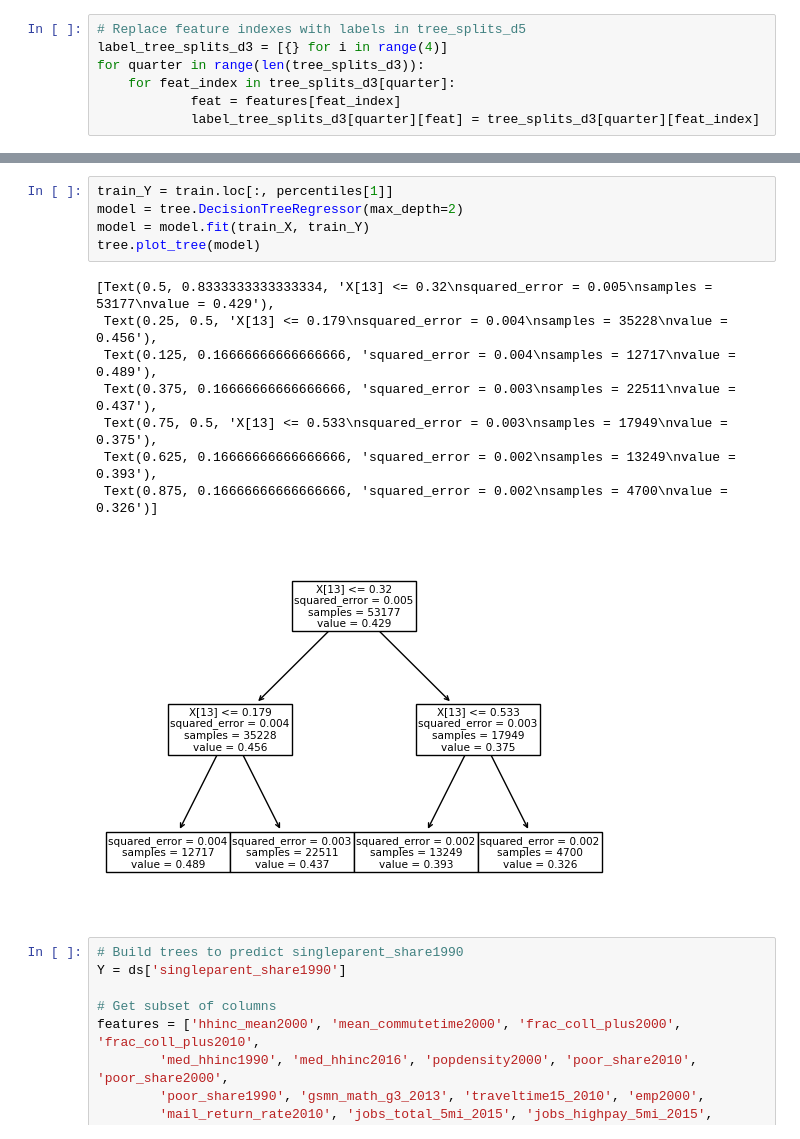
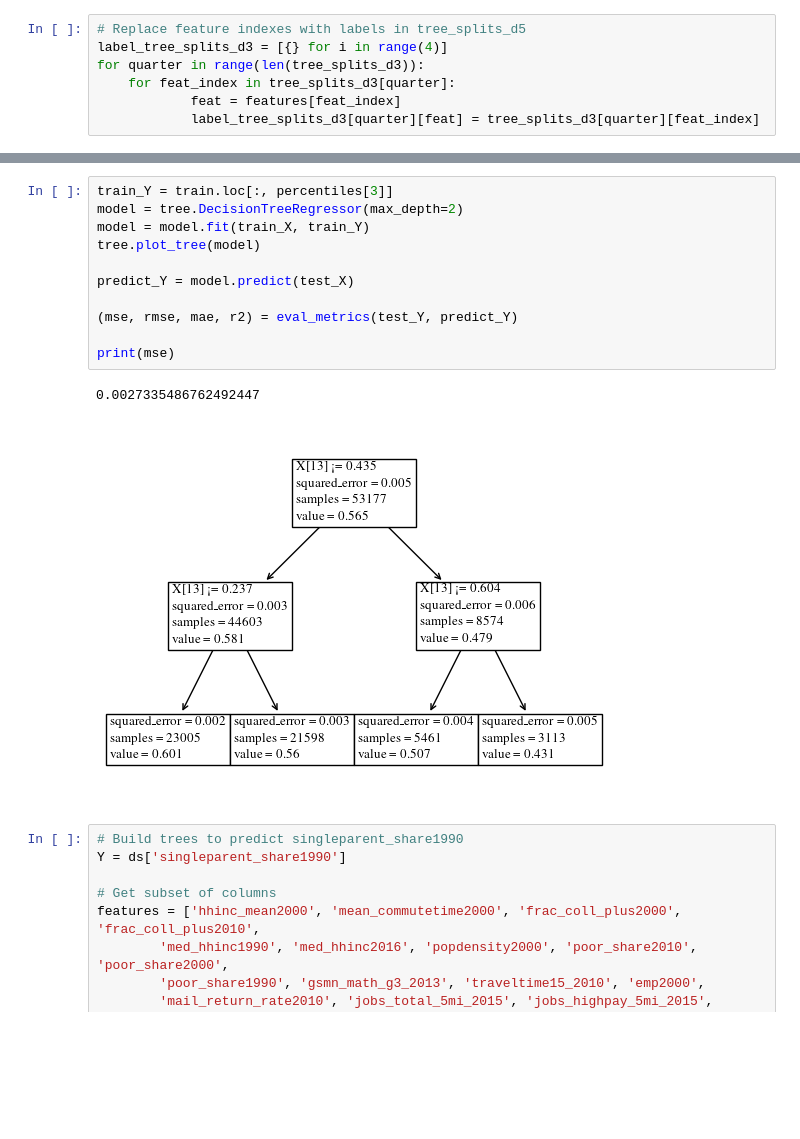
Before and after one commit to griffindvs/mobility-models, a Jupyter notebook: trees.ipynb, the cells around one changed output, grey strips where cells are left out. Saved outputs shown, nothing was run; the diff lists cells and outputs as text; blank space fills up the shorter version.

```diff
--- a/trees.ipynb
+++ b/trees.ipynb
@@ -198,17 +206,17 @@ plt.show()
 # %%
-train_Y = train.loc[:, percentiles[1]]
+train_Y = train.loc[:, percentiles[3]]
 model = tree.DecisionTreeRegressor(max_depth=2)
 model = model.fit(train_X, train_Y)
 tree.plot_tree(model)
+
+predict_Y = model.predict(test_X)
+
+(mse, rmse, mae, r2) = eval_metrics(test_Y, predict_Y)
+
+print(mse)
 # %% [output]
-[Text(0.5, 0.8333333333333334, 'X[13] <= 0.32\nsquared_error = 0.005\nsamples = 53177\nvalue = 0.429'),
- Text(0.25, 0.5, 'X[13] <= 0.179\nsquared_error = 0.004\nsamples = 35228\nvalue = 0.456'),
- Text(0.125, 0.16666666666666666, 'squared_error = 0.004\nsamples = 12717\nvalue = 0.489'),
- Text(0.375, 0.16666666666666666, 'squared_error = 0.003\nsamples = 22511\nvalue = 0.437'),
- Text(0.75, 0.5, 'X[13] <= 0.533\nsquared_error = 0.003\nsamples = 17949\nvalue = 0.375'),
- Text(0.625, 0.16666666666666666, 'squared_error = 0.002\nsamples = 13249\nvalue = 0.393'),
- Text(0.875, 0.16666666666666666, 'squared_error = 0.002\nsamples = 4700\nvalue = 0.326')]
+0.0027335486762492447
-[figure, old version]
+[figure, new version]
 # %%
 # Build trees to predict singleparent_share1990
 Y = ds['singleparent_share1990']
```
Also changed, not shown: parts of 4 cells of this notebook, 2 other files.
